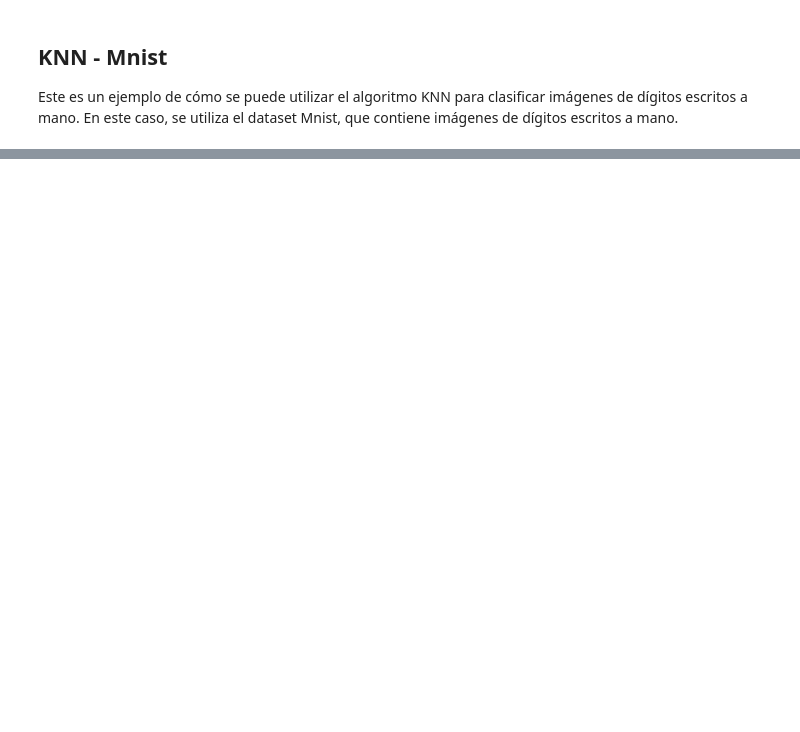
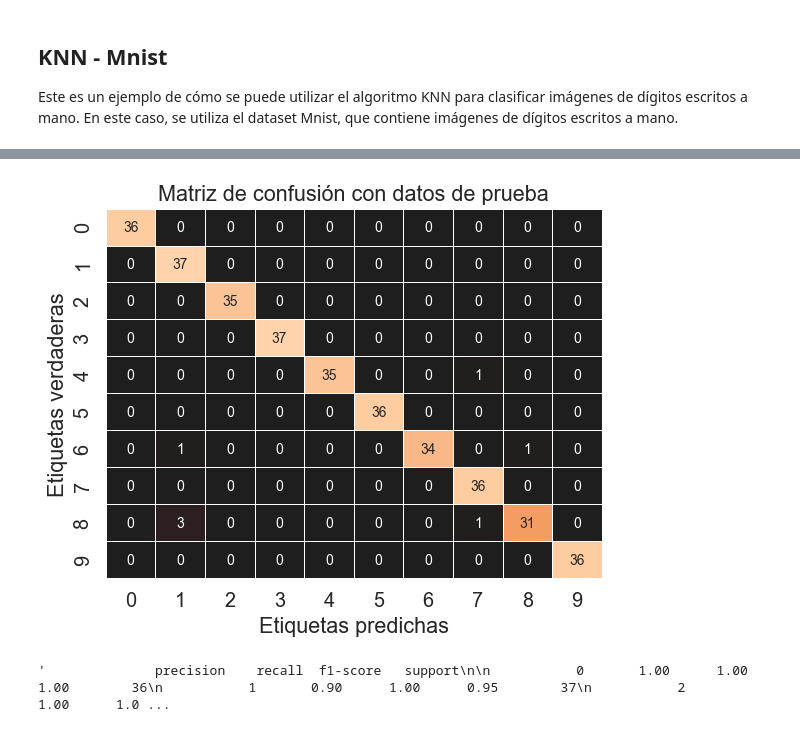
Before and after one commit to SebastianCB-dev/bootcamp-ai-intermediate-talentotech, a Jupyter notebook: talleres/taller2-knn-mnist/knn-mnist.ipynb, the cells around one changed output, grey strips where cells are left out. Saved outputs shown, nothing was run; the diff lists cells and outputs as text; code cells hidden in the pictures; blank space fills up the shorter version.

```diff
--- a/talleres/taller2-knn-mnist/knn-mnist.ipynb
+++ b/talleres/taller2-knn-mnist/knn-mnist.ipynb
@@ -28,0 +141,7 @@ Note: you may need to restart the kernel to use updated packages.
+# %%
+# Predicción con los datos de prueba
+y_test_pred = neigh.predict(x_test)
+# %%
+# Matriz de confusión con datos de prueba
+cm_test = confusion_matrix(y_test, y_test_pred)
+cm_test
@@ -28,0 +159,16 @@ Note: you may need to restart the kernel to use updated packages.
+# %%
+# graficando con Pyplot y seaborn
+sns.set_theme(font_scale=1.3)
+sns.heatmap(cm_test, annot=True, annot_kws={"size": 10}, fmt='g', center=0, linewidths=0.5, cbar=False)
+plt.ylabel('Etiquetas verdaderas')
+plt.xlabel('Etiquetas predichas')
+plt.title('Matriz de confusión con datos de prueba')
+plt.show()
+# %% [output]
+[figure, added]
+# %%
+# Reporte de clasificación con datos de prueba
+cr_test = classification_report(y_test, y_test_pred)
+cr_test
+# %% [output]
+'              precision    recall  f1-score   support\n\n           0       1.00      1.00      1.00        36\n           1       0.90      1.00      0.95        37\n           2       1.00      1.0 ...
```
Also changed, not shown: parts of 17 cells of this notebook.
